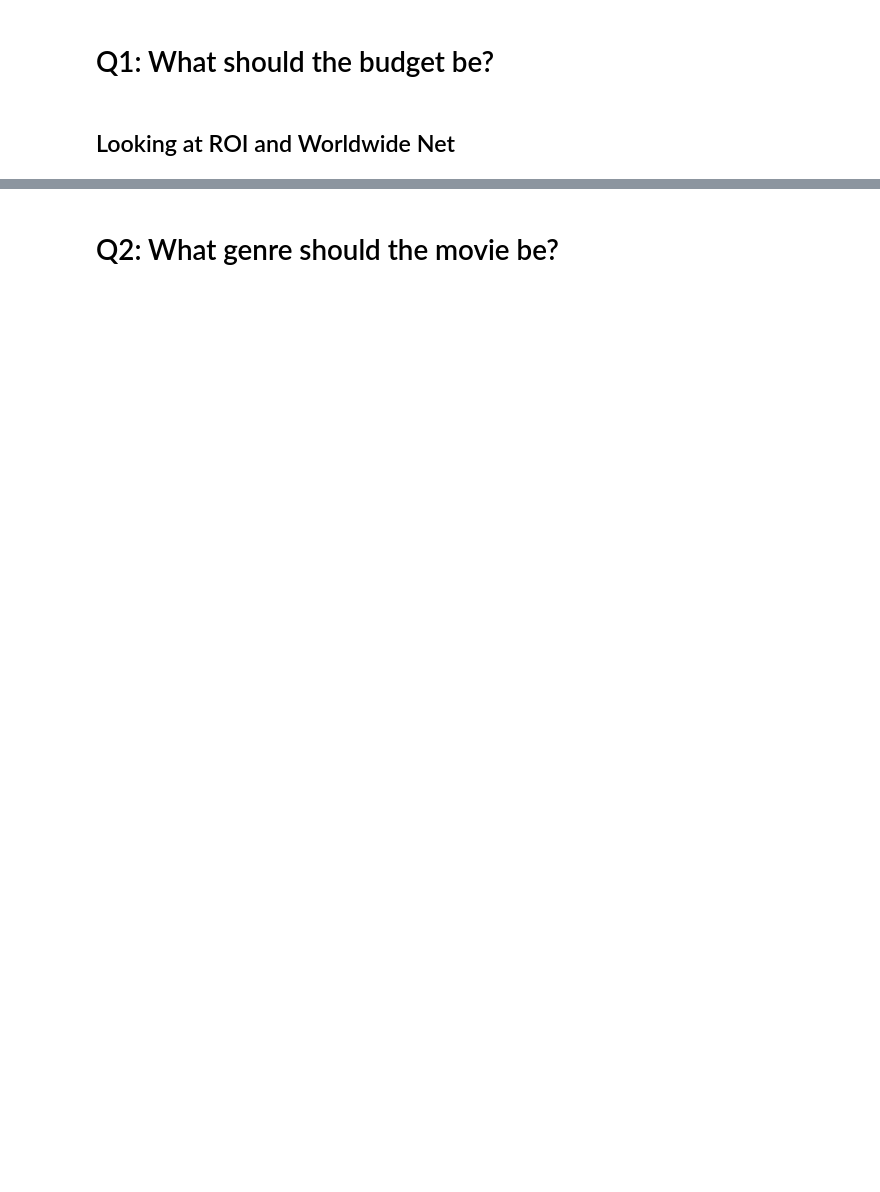
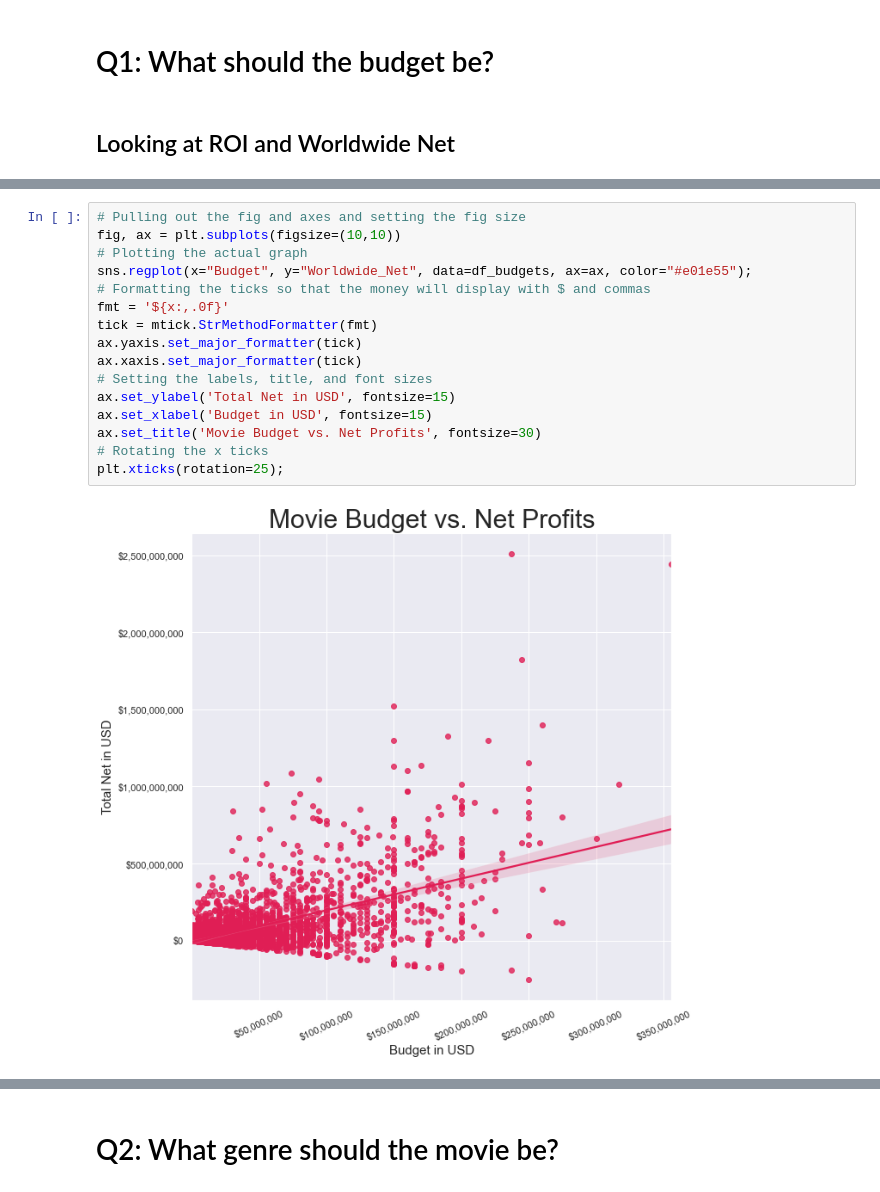
Before and after one commit to AnyOldRandomNameWillDOo/Module-1-Final-Project, a Jupyter notebook: Main Notebook.ipynb, the cells around one changed output, grey strips where cells are left out. Saved outputs shown, nothing was run; the diff lists cells and outputs as text; blank space fills up the shorter version.

```diff
--- a/Main Notebook.ipynb
+++ b/Main Notebook.ipynb
@@ -656,0 +526,18 @@ For movies in the 90th percentile for both ROI and net, the median budgets were
+# %%
+# Pulling out the fig and axes and setting the fig size
+fig, ax = plt.subplots(figsize=(10,10))
+# Plotting the actual graph
+sns.regplot(x="Budget", y="Worldwide_Net", data=df_budgets, ax=ax, color="#e01e55");
+# Formatting the ticks so that the money will display with $ and commas
+fmt = '${x:,.0f}'
+tick = mtick.StrMethodFormatter(fmt)
+ax.yaxis.set_major_formatter(tick)
+ax.xaxis.set_major_formatter(tick)
+# Setting the labels, title, and font sizes
+ax.set_ylabel('Total Net in USD', fontsize=15)
+ax.set_xlabel('Budget in USD', fontsize=15)
+ax.set_title('Movie Budget vs. Net Profits', fontsize=30)
+# Rotating the x ticks
+plt.xticks(rotation=25);
+# %% [output]
+[figure, added]
```
Also changed, not shown: parts of 237 cells of this notebook, 1 other file.
